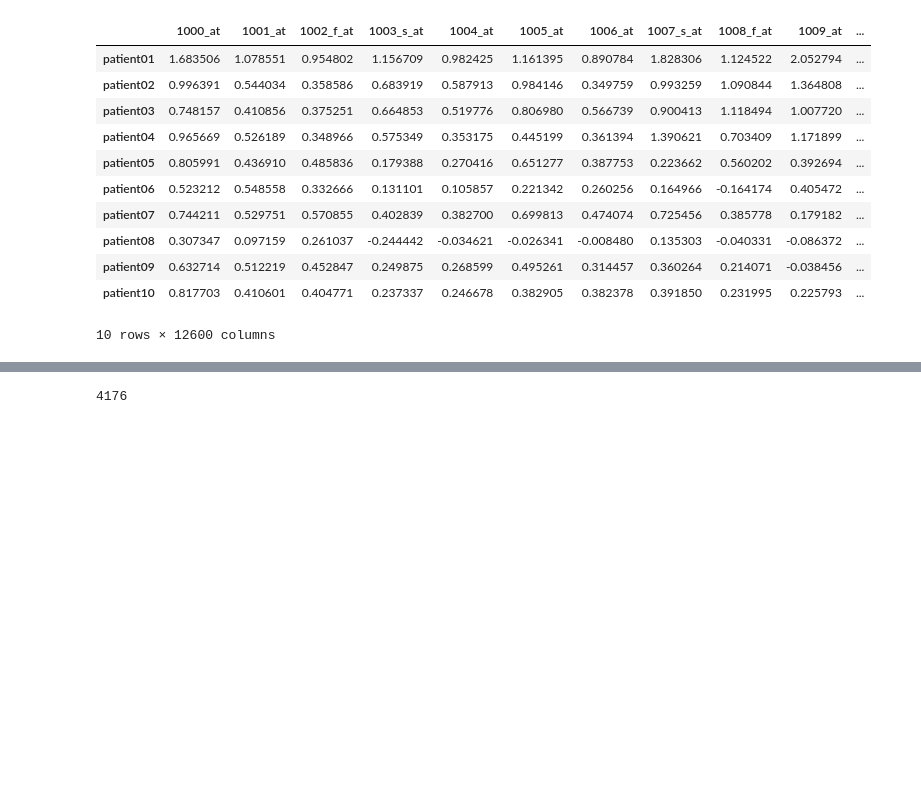
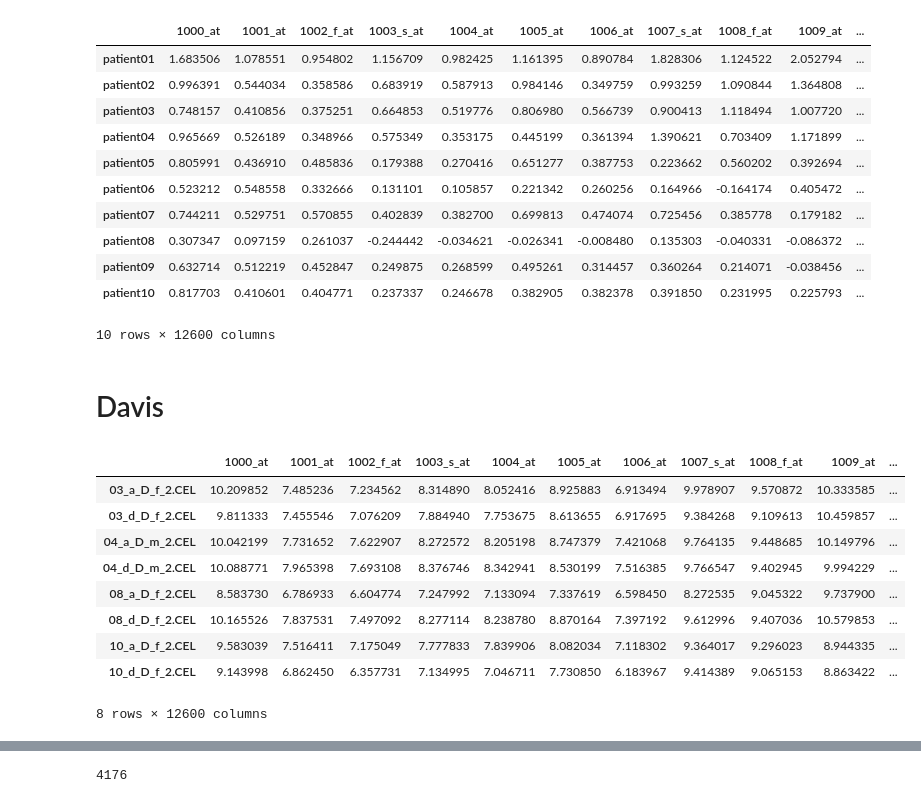
Before and after one commit to unique-subedi/604-gene-expression, a Jupyter notebook: Unique_gene_expression_master.ipynb, the cells around one changed output, grey strips where cells are left out. Drawn from its saved outputs; the diff is of its cells as text; code cells hidden in the pictures; blank space fills up the shorter version.

```diff
--- a/Unique_gene_expression_master.ipynb
+++ b/Unique_gene_expression_master.ipynb
@@ -52,3 +76,20 @@ michigan_diff
 | patient09 | 0.632714 | 0.512219 | 0.452847 | 0.249875 | 0.268599 | 0.495261 | 0.314457 | 0.360264 | 0.214071 | -0.038456 | ... |
 | patient10 | 0.817703 | 0.410601 | 0.404771 | 0.237337 | 0.246678 | 0.382905 | 0.382378 | 0.391850 | 0.231995 | 0.225793 | ... |
 10 rows × 12600 columns
+# %% [markdown]
+# Davis
+# %%
+davis = expression[(expression.index.str[5] == 'D') & (expression.index.str[3] != 'c') ]
+davis = davis[~davis.index.str[1].isin(['1', '2', '5', '6', '7', '9'])]
+davis
+# %% [output]
+|  | 1000_at | 1001_at | 1002_f_at | 1003_s_at | 1004_at | 1005_at | 1006_at | 1007_s_at | 1008_f_at | 1009_at | ... |
+| 03_a_D_f_2.CEL | 10.209852 | 7.485236 | 7.234562 | 8.314890 | 8.052416 | 8.925883 | 6.913494 | 9.978907 | 9.570872 | 10.333585 | ... |
+| 03_d_D_f_2.CEL | 9.811333 | 7.455546 | 7.076209 | 7.884940 | 7.753675 | 8.613655 | 6.917695 | 9.384268 | 9.109613 | 10.459857 | ... |
+| 04_a_D_m_2.CEL | 10.042199 | 7.731652 | 7.622907 | 8.272572 | 8.205198 | 8.747379 | 7.421068 | 9.764135 | 9.448685 | 10.149796 | ... |
+| 04_d_D_m_2.CEL | 10.088771 | 7.965398 | 7.693108 | 8.376746 | 8.342941 | 8.530199 | 7.516385 | 9.766547 | 9.402945 | 9.994229 | ... |
+| 08_a_D_f_2.CEL | 8.583730 | 6.786933 | 6.604774 | 7.247992 | 7.133094 | 7.337619 | 6.598450 | 8.272535 | 9.045322 | 9.737900 | ... |
+| 08_d_D_f_2.CEL | 10.165526 | 7.837531 | 7.497092 | 8.277114 | 8.238780 | 8.870164 | 7.397192 | 9.612996 | 9.407036 | 10.579853 | ... |
+| 10_a_D_f_2.CEL | 9.583039 | 7.516411 | 7.175049 | 7.777833 | 7.839906 | 8.082034 | 7.118302 | 9.364017 | 9.296023 | 8.944335 | ... |
+| 10_d_D_f_2.CEL | 9.143998 | 6.862450 | 6.357731 | 7.134995 | 7.046711 | 7.730850 | 6.183967 | 9.414389 | 9.065153 | 8.863422 | ... |
+8 rows × 12600 columns
```
Also changed, not shown: parts of 8 cells of this notebook.
